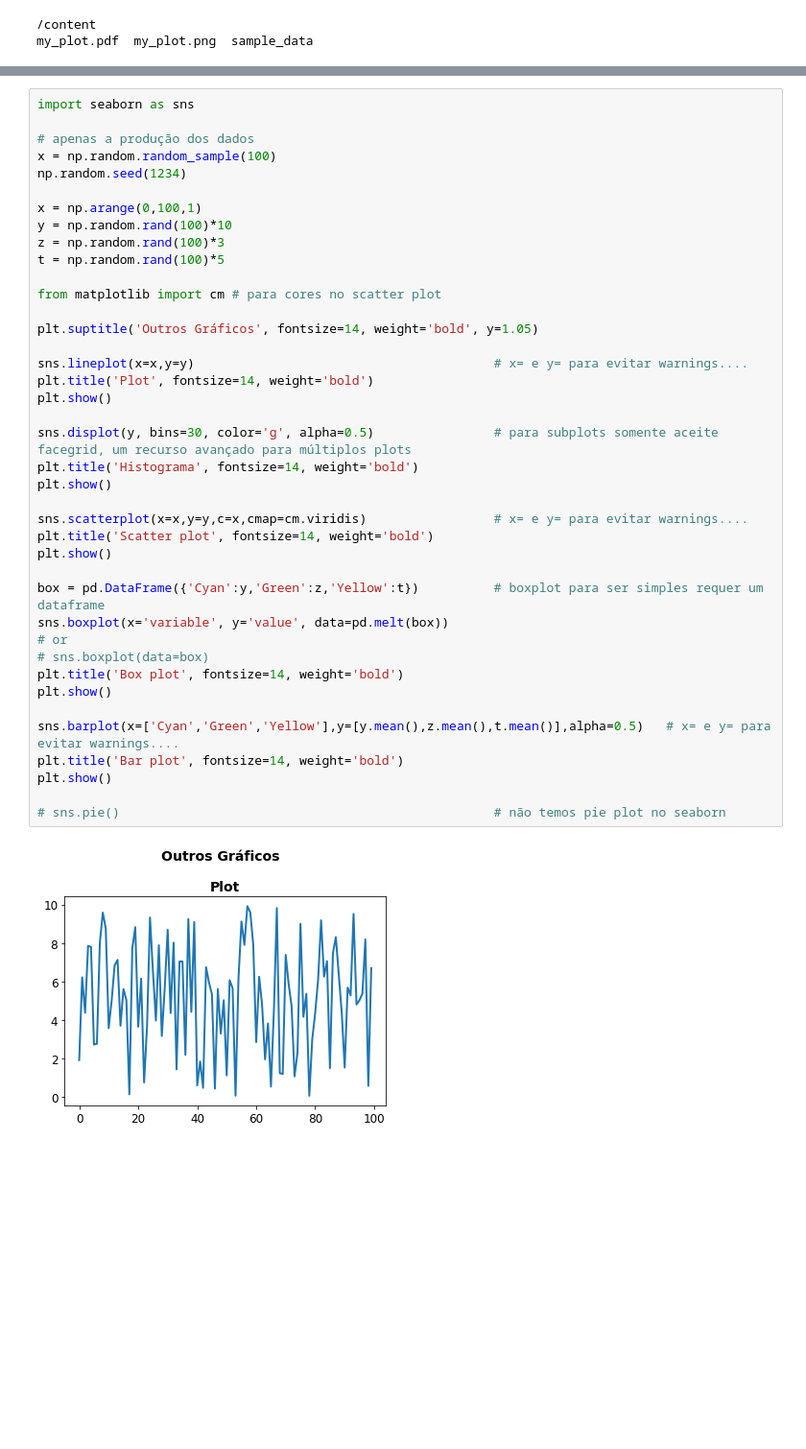
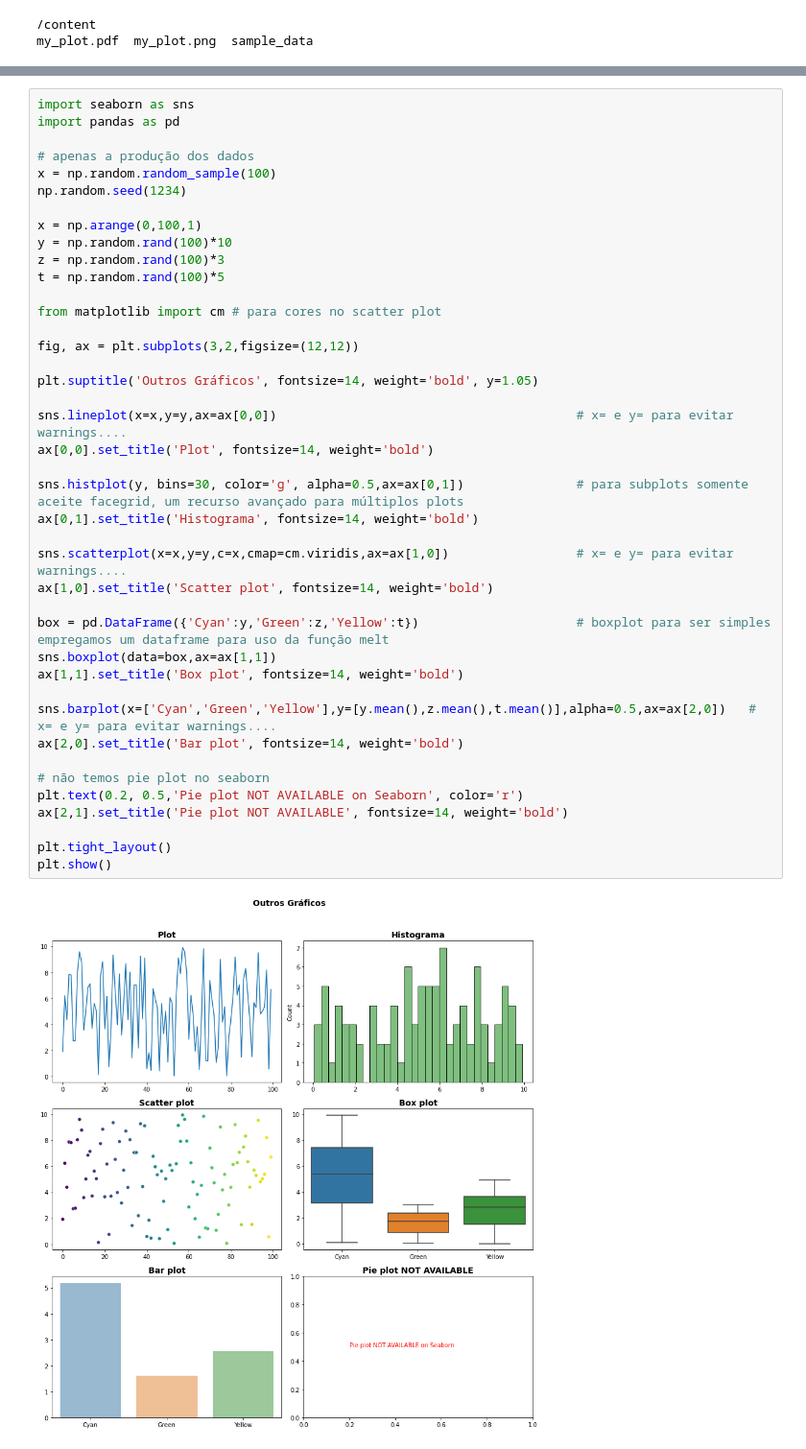
Before and after one commit to Rogerio-mack/Visualizacao-de-Dados-em-Python, a Jupyter notebook: c2_parte_1.ipynb, the cells around one changed output, grey strips where cells are left out. Shown at 96% size. Cells and saved outputs as stored; diff of their text form; blank space fills up the shorter version.

```diff
--- a/c2_parte_1.ipynb
+++ b/c2_parte_1.ipynb
@@ -721,42 +686,43 @@ Note ainda que não temos o *pie* plot no `Seaborn`. De fato esse é um gráfico
 # %%
 import seaborn as sns
+import pandas as pd
 
 # apenas a produção dos dados
 x = np.random.random_sample(100)
 np.random.seed(1234)
 
 x = np.arange(0,100,1)
 y = np.random.rand(100)*10
 z = np.random.rand(100)*3
 t = np.random.rand(100)*5
 
 from matplotlib import cm # para cores no scatter plot
 
+fig, ax = plt.subplots(3,2,figsize=(12,12))
+
 plt.suptitle('Outros Gráficos', fontsize=14, weight='bold', y=1.05)
 
-sns.lineplot(x=x,y=y)                                        # x= e y= para evitar warnings....
-plt.title('Plot', fontsize=14, weight='bold')
+sns.lineplot(x=x,y=y,ax=ax[0,0])                                        # x= e y= para evitar warnings....
+ax[0,0].set_title('Plot', fontsize=14, weight='bold')
+
+sns.histplot(y, bins=30, color='g', alpha=0.5,ax=ax[0,1])               # para subplots somente aceite facegrid, um recurso avançado para múltiplos plots
+ax[0,1].set_title('Histograma', fontsize=14, weight='bold')
+
+sns.scatterplot(x=x,y=y,c=x,cmap=cm.viridis,ax=ax[1,0])                 # x= e y= para evitar warnings....
+ax[1,0].set_title('Scatter plot', fontsize=14, weight='bold')
+
+box = pd.DataFrame({'Cyan':y,'Green':z,'Yellow':t})                     # boxplot para ser simples empregamos um dataframe para uso da função melt
+sns.boxplot(data=box,ax=ax[1,1])
+ax[1,1].set_title('Box plot', fontsize=14, weight='bold')
+
+sns.barplot(x=['Cyan','Green','Yellow'],y=[y.mean(),z.mean(),t.mean()],alpha=0.5,ax=ax[2,0])   # x= e y= para evitar warnings....
+ax[2,0].set_title('Bar plot', fontsize=14, weight='bold')
+
+# não temos pie plot no seaborn
+plt.text(0.2, 0.5,'Pie plot NOT AVAILABLE on Seaborn', color='r')
+ax[2,1].set_title('Pie plot NOT AVAILABLE', fontsize=14, weight='bold')
+
+plt.tight_layout()
 plt.show()
-
-sns.displot(y, bins=30, color='g', alpha=0.5)                # para subplots somente aceite facegrid, um recurso avançado para múltiplos plots
-plt.title('Histograma', fontsize=14, weight='bold')
-plt.show()
-
-sns.scatterplot(x=x,y=y,c=x,cmap=cm.viridis)                 # x= e y= para evitar warnings....
-plt.title('Scatter plot', fontsize=14, weight='bold')
-plt.show()
-
-box = pd.DataFrame({'Cyan':y,'Green':z,'Yellow':t})          # boxplot para ser simples requer um dataframe
-sns.boxplot(x='variable', y='value', data=pd.melt(box))
-# or
-# sns.boxplot(data=box)
-plt.title('Box plot', fontsize=14, weight='bold')
-plt.show()
-
-sns.barplot(x=['Cyan','Green','Yellow'],y=[y.mean(),z.mean(),t.mean()],alpha=0.5)   # x= e y= para evitar warnings....
-plt.title('Bar plot', fontsize=14, weight='bold')
-plt.show()
-
-# sns.pie()                                                  # não temos pie plot no seaborn
 # %% [output]
-[figure, old version]
+[figure, new version]
```
Also changed, not shown: parts of 30 cells of this notebook.
